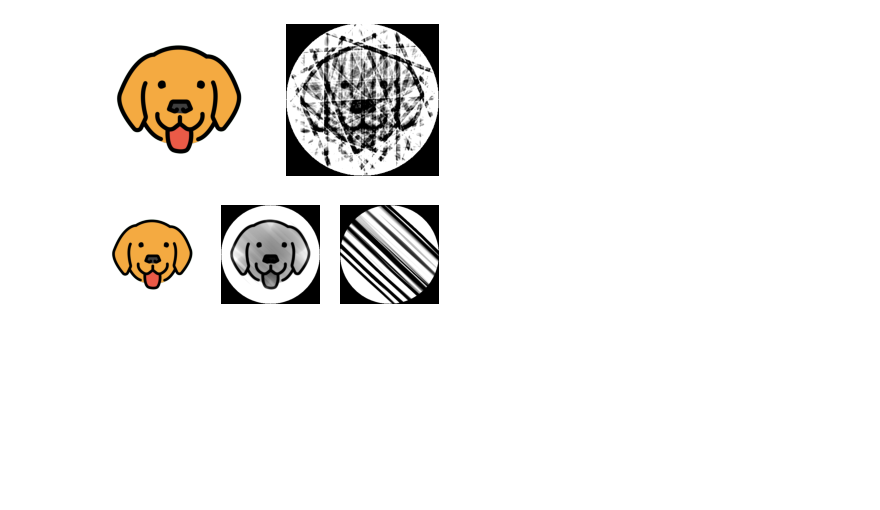
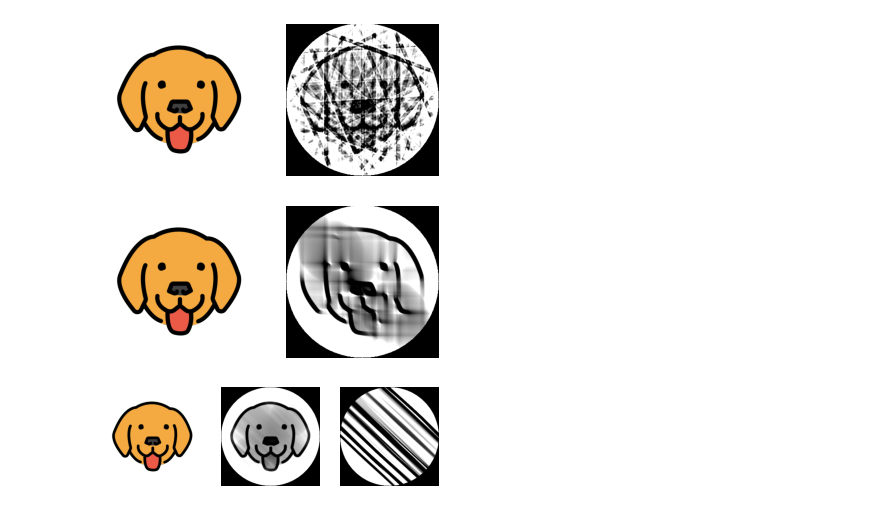
Before and after one commit to kolibril13/pyscript-emoji-skimage, a Jupyter notebook: pr-preview/pr-7/emoji_notebook.ipynb, the cells around one changed output. Cells and saved outputs as stored; diff of their text form; code cells hidden in the pictures; blank space fills up the shorter version.

```diff
--- a/pr-preview/pr-7/emoji_notebook.ipynb
+++ b/pr-preview/pr-7/emoji_notebook.ipynb
@@ -49,6 +49,16 @@ filtered_image = filter_names[current_filter_name](emoji_data)
 show(filtered_image)
 # %% [output]
 [figure]
+# %%
+current_filter_name ='m90to180'
+plt.subplot(1,2,1)
+show(emoji_data)
+
+plt.subplot(1,2,2)
+filtered_image = filter_names[current_filter_name](emoji_data)
+show(filtered_image)
+# %% [output]
+[figure, added]
 # %%
 def good_tomo(emoji_data):
     image = rgb2gray(rgba2rgb(emoji_data)) # remove alpha channel and convert to gray
```
